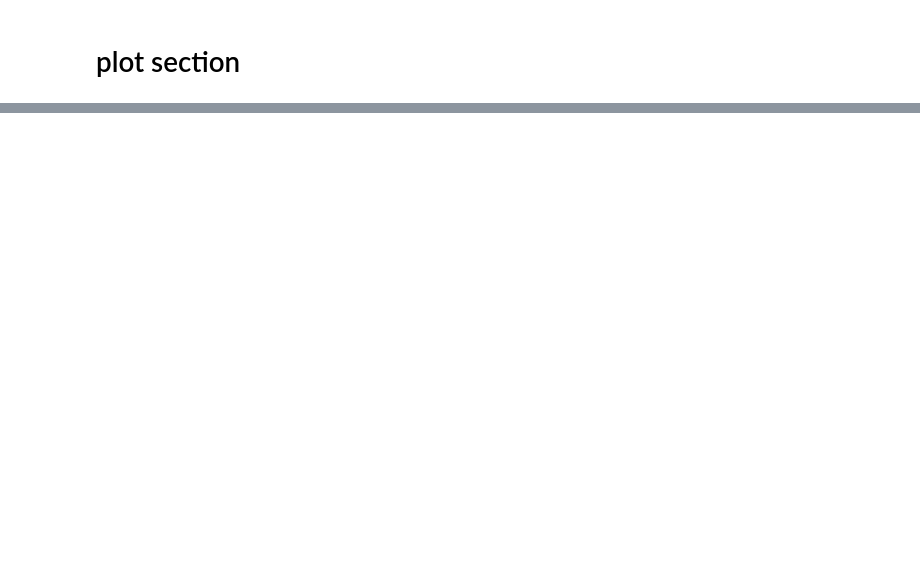
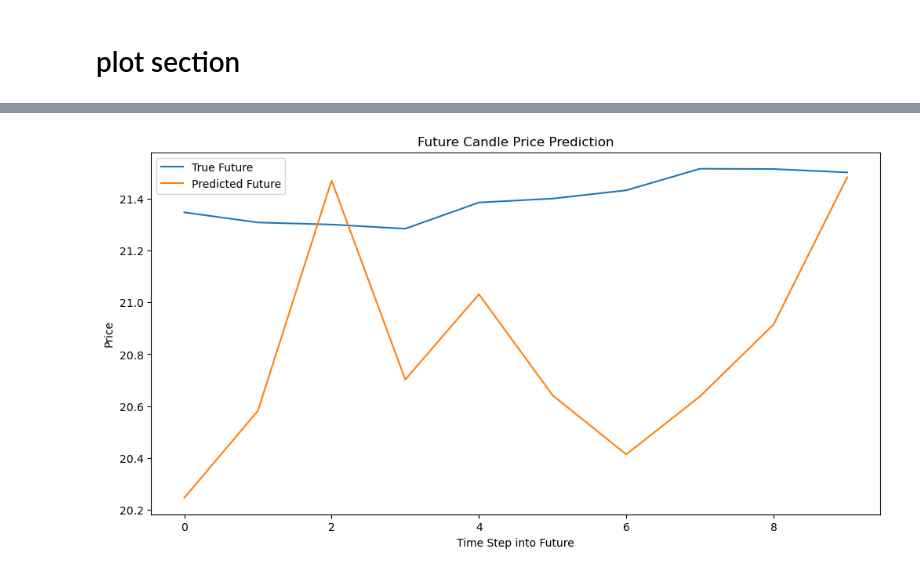
Before and after one commit to saeed51100/machine-learning, a Jupyter notebook: forex-prediction/forex-prediction-02.ipynb, the cells around one changed output, grey strips where cells are left out. Saved outputs shown, nothing was run; the diff lists cells and outputs as text; code cells hidden in the pictures; blank space fills up the shorter version.

```diff
--- a/forex-prediction/forex-prediction-02.ipynb
+++ b/forex-prediction/forex-prediction-02.ipynb
@@ -69,0 +65,12 @@ plt.show()
+# %%
+# Plot first prediction vs true future prices
+plt.figure(figsize=(12,6))
+plt.plot(range(FORECAST_HORIZON), y_test[0], label='True Future')
+plt.plot(range(FORECAST_HORIZON), y_pred[0], label='Predicted Future')
+plt.title('Future Candle Price Prediction')
+plt.xlabel('Time Step into Future')
+plt.ylabel('Price')
+plt.legend()
+plt.show()
+# %% [output]
+[figure, added]
```
Also changed, not shown: parts of 3 cells of this notebook.
